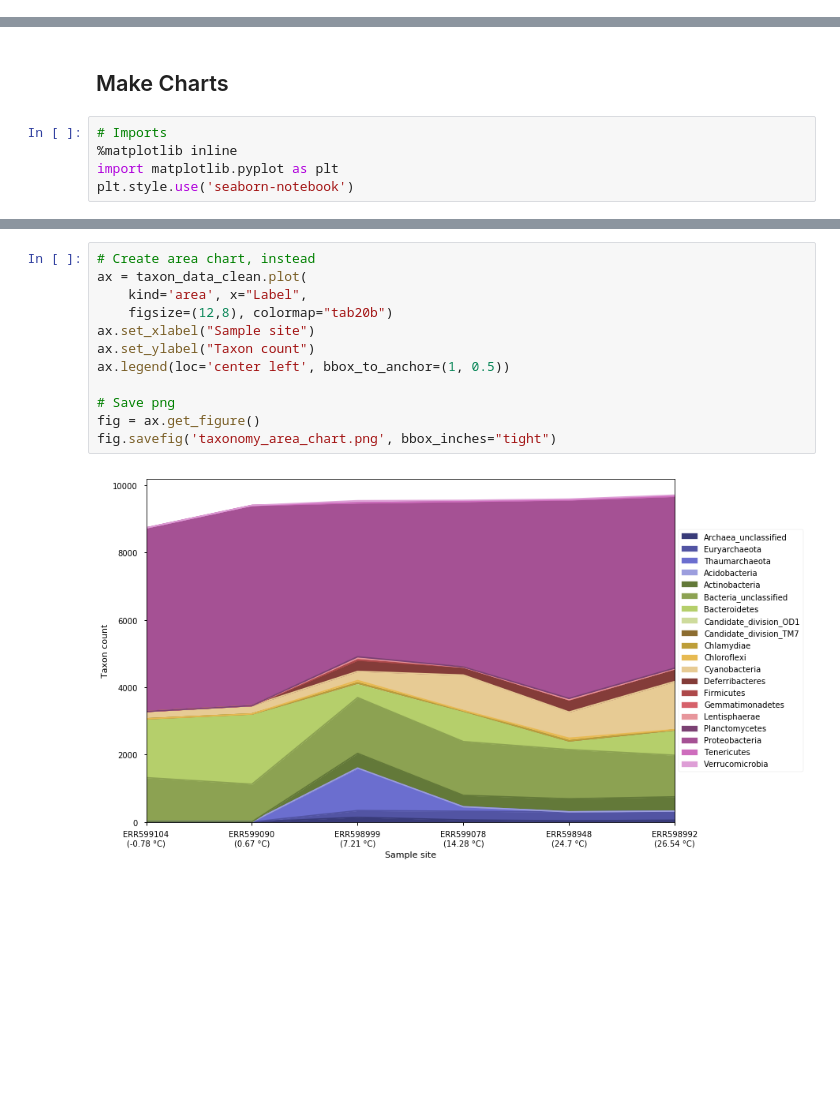
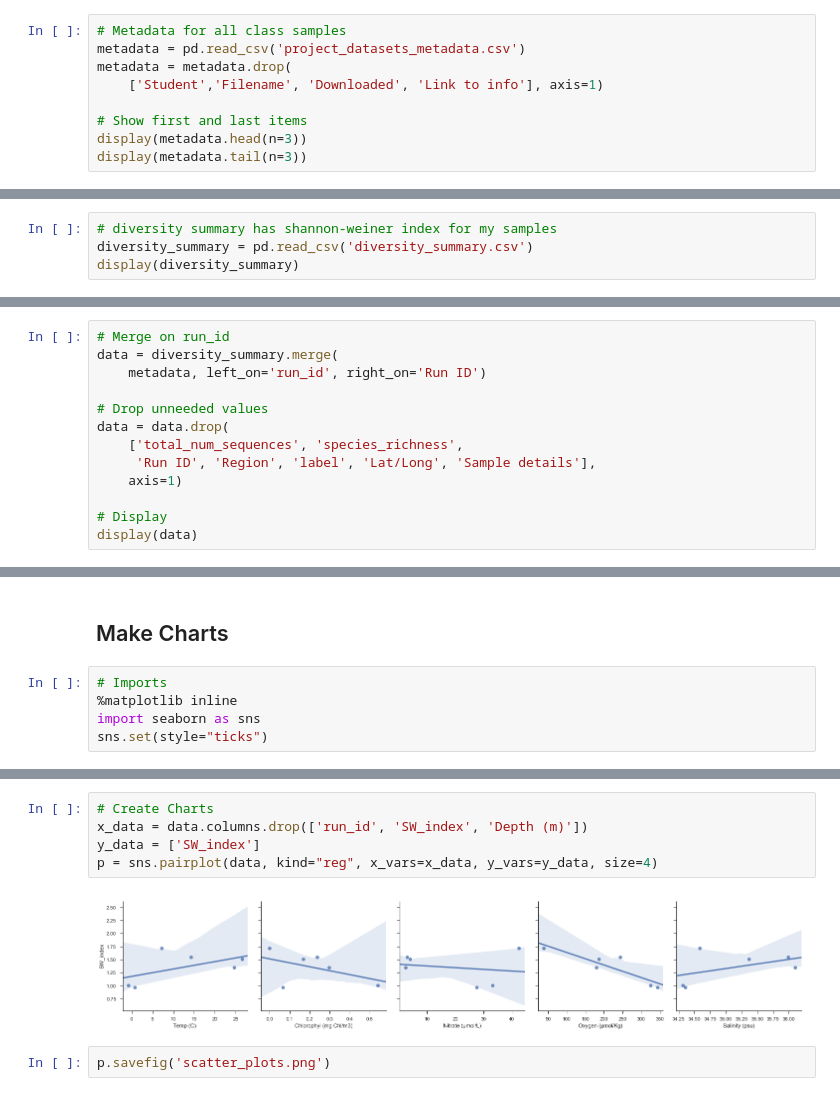
Before and after one commit to dustinmichels/biol338-genomics, a Jupyter notebook: lab-8/analysis/dustin_scatterplots.ipynb, the cells around one changed output, grey strips where cells are left out. Saved outputs shown, nothing was run; the diff lists cells and outputs as text; blank space fills up the shorter version.

```diff
--- a/lab-8/analysis/dustin_scatterplots.ipynb
+++ b/lab-8/analysis/dustin_scatterplots.ipynb
@@ -47,0 +17,9 @@ taxon_data.head(n=10)
+# %%
+# Metadata for all class samples
+metadata = pd.read_csv('project_datasets_metadata.csv')
+metadata = metadata.drop(
+    ['Student','Filename', 'Downloaded', 'Link to info'], axis=1)
+
+# Show first and last items
+display(metadata.head(n=3))
+display(metadata.tail(n=3))
@@ -47,0 +35,4 @@ taxon_data.head(n=10)
+# %%
+# diversity summary has shannon-weiner index for my samples
+diversity_summary = pd.read_csv('diversity_summary.csv')
+display(diversity_summary)
@@ -80,0 +49,13 @@ display(taxon_data_clean)
+# %%
+# Merge on run_id
+data = diversity_summary.merge(
+    metadata, left_on='run_id', right_on='Run ID')
+
+# Drop unneeded values
+data = data.drop(
+    ['total_num_sequences', 'species_richness',
+     'Run ID', 'Region', 'label', 'Lat/Long', 'Sample details'],
+    axis=1)
+
+# Display
+display(data)
@@ -83,5 +72,5 @@ display(taxon_data_clean)
 # %%
 # Imports
 %matplotlib inline
-import matplotlib.pyplot as plt
-plt.style.use('seaborn-notebook')
+import seaborn as sns
+sns.set(style="ticks")
@@ -102,14 +77,9 @@ fig.savefig('taxonomy_stacked_bar_chart.png', bbox_inches="tight")
-# %%
-# Create area chart, instead
-ax = taxon_data_clean.plot(
-    kind='area', x="Label",
-    figsize=(12,8), colormap="tab20b")
-ax.set_xlabel("Sample site")
-ax.set_ylabel("Taxon count")
-ax.legend(loc='center left', bbox_to_anchor=(1, 0.5))
-
-# Save png
-fig = ax.get_figure()
-fig.savefig('taxonomy_area_chart.png', bbox_inches="tight")
-# %% [output]
-[figure, removed]
+# %%
+# Create Charts
+x_data = data.columns.drop(['run_id', 'SW_index', 'Depth (m)'])
+y_data = ['SW_index']
+p = sns.pairplot(data, kind="reg", x_vars=x_data, y_vars=y_data, size=4)
+# %% [output]
+[figure, added]
+# %%
+p.savefig('scatter_plots.png')
```
Also changed, not shown: parts of 10 cells of this notebook, 10 other files.
